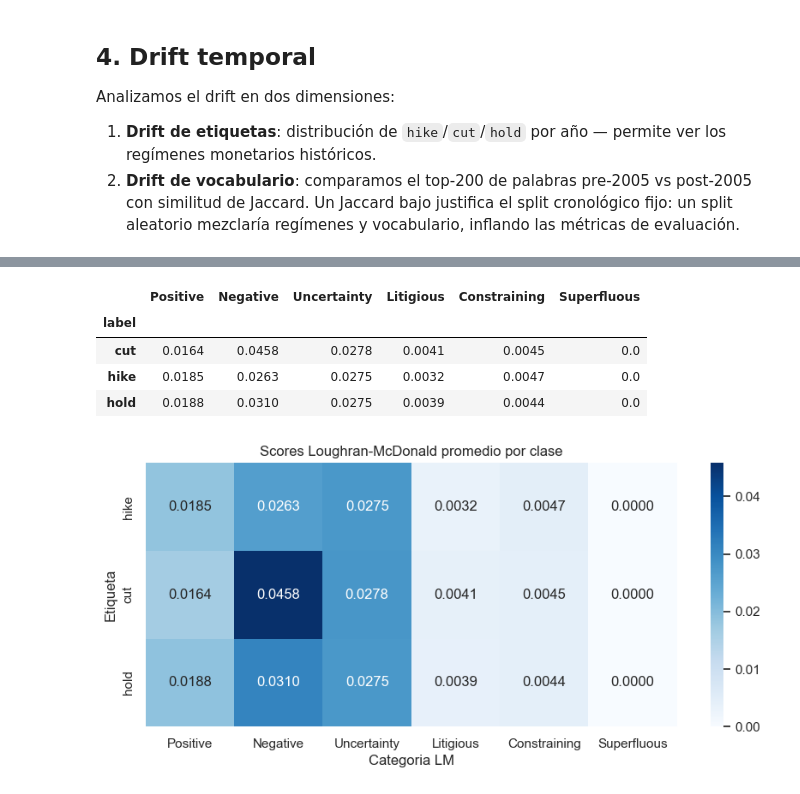
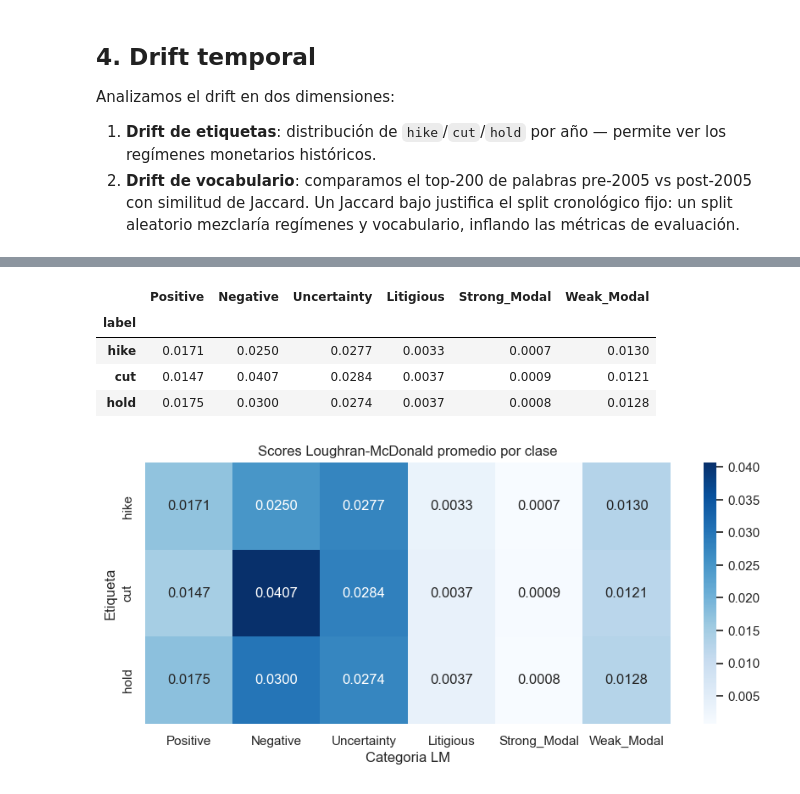
Before and after one commit to vruizitba/TP_NLP, a Jupyter notebook: notebooks/03_eda.ipynb, the cells around one changed output, grey strips where cells are left out. Saved outputs shown, nothing was run; the diff lists cells and outputs as text; code cells hidden in the pictures.

Commit message:
eat(data): extend corpus to 2025 + fix label alignment; rerun EDA/Exp1/Exp2)

```diff
--- a/notebooks/03_eda.ipynb
+++ b/notebooks/03_eda.ipynb
@@ -338,45 +305,33 @@ Palabras en el lexicon: 86553
 # %%
-if not LM_AVAILABLE:
-    print('Lexicon LM no disponible — omitiendo analisis. Ver instrucciones en celda anterior.')
-else:
-    LM_CATEGORIES = ['Positive', 'Negative', 'Uncertainty', 'Litigious', 'Constraining', 'Superfluous']
+# 6 categorías del spec (mismas que el Exp 2). Filtro `> 0`: en el Master Dictionary el valor de
+# cada columna es el año en que la palabra entró a la categoría; un valor negativo = eliminada.
+LM_CATEGORIES = ['Positive', 'Negative', 'Uncertainty', 'Litigious', 'Strong_Modal', 'Weak_Modal']
+lm_sets = {cat: set(lm_df.loc[lm_df[cat] > 0, 'Word'].dropna().str.lower()) for cat in LM_CATEGORIES}
 
-    word_col = 'Word' if 'Word' in lm_df.columns else lm_df.columns[0]
-    lm_sets = {}
-    for cat in LM_CATEGORIES:
-        col_match = [c for c in lm_df.columns if cat.lower() in c.lower()]
-        if col_match:
-            lm_sets[cat] = set(lm_df.loc[lm_df[col_match[0]] != 0, word_col].str.lower())
-        else:
-            lm_sets[cat] = set()
-            print(f'Advertencia: categoria {cat} no encontrada.')
+print('Tamaño de cada conjunto LM (palabras vigentes):')
+for cat, words in lm_sets.items():
+    print(f'  {cat:13s}: {len(words):>5} palabras')
 
-    print('Tamano de cada conjunto LM:')
-    for cat, words in lm_sets.items():
-        print(f'  {cat:15s}: {len(words)} palabras')
+def lm_score(text, word_set):
+    tokens = str(text).split()
+    if not tokens:
+        return 0.0
+    return sum(1 for t in tokens if t in word_set) / len(tokens)
 
-    def lm_score(text, word_set):
-        tokens = str(text).split()
-        if not tokens:
-            return 0.0
-        return sum(1 for t in tokens if t in word_set) / len(tokens)
+lm_cols = [f'lm_{c.lower()}' for c in LM_CATEGORIES]
+for cat, col in zip(LM_CATEGORIES, lm_cols):
+    df[col] = df['text'].apply(lambda t, s=lm_sets[cat]: lm_score(t, s))
 
-    for cat in LM_CATEGORIES:
-        col = f'lm_{cat.lower()}'
-        df[col] = df['text'].apply(lambda t, s=lm_sets[cat]: lm_score(t, s))
+scores_label = df.groupby('label')[lm_cols].mean()
+scores_label.columns = LM_CATEGORIES
+print('\nScore LM promedio por clase:')
+display(scores_label.loc[LABEL_ORDER].round(4))
 
-    lm_cols = [f'lm_{c.lower()}' for c in LM_CATEGORIES]
-
-    scores_label = df.groupby('label')[lm_cols].mean()
-    scores_label.columns = LM_CATEGORIES
-    print('\nScore LM promedio por clase:')
-    display(scores_label.round(4))
-
-    fig, ax = plt.subplots(figsize=(10, 4))
-    sns.heatmap(scores_label.loc[LABEL_ORDER], annot=True, fmt='.4f', cmap='Blues', ax=ax)
-    ax.set_title('Scores Loughran-McDonald promedio por clase')
-    ax.set_xlabel('Categoria LM')
-    ax.set_ylabel('Etiqueta')
-    save_fig('03_lm_scores_per_class.png')
-    plt.show()
+fig, ax = plt.subplots(figsize=(10, 4))
+sns.heatmap(scores_label.loc[LABEL_ORDER], annot=True, fmt='.4f', cmap='Blues', ax=ax)
+ax.set_title('Scores Loughran-McDonald promedio por clase')
+ax.set_xlabel('Categoria LM')
+ax.set_ylabel('Etiqueta')
+save_fig('03_lm_scores_per_class.png')
+plt.show()
 # %% [output]
@@ -391,11 +345,11 @@ Tamano de cada conjunto LM:
 
 Score LM promedio por clase:
-|  | Positive | Negative | Uncertainty | Litigious | Constraining | Superfluous |
+|  | Positive | Negative | Uncertainty | Litigious | Strong_Modal | Weak_Modal |
 | label |  |  |  |  |  |  |
-| cut | 0.0164 | 0.0458 | 0.0278 | 0.0041 | 0.0045 | 0.0 |
-| hike | 0.0185 | 0.0263 | 0.0275 | 0.0032 | 0.0047 | 0.0 |
-| hold | 0.0188 | 0.0310 | 0.0275 | 0.0039 | 0.0044 | 0.0 |
+| hike | 0.0171 | 0.0250 | 0.0277 | 0.0033 | 0.0007 | 0.0130 |
+| cut | 0.0147 | 0.0407 | 0.0284 | 0.0037 | 0.0009 | 0.0121 |
+| hold | 0.0175 | 0.0300 | 0.0274 | 0.0037 | 0.0008 | 0.0128 |
-[figure, old version]
+[figure, new version]
 # %%
 if not LM_AVAILABLE:
     print('Lexicon LM no disponible — omitiendo analisis por epoca.')
```
Also changed, not shown: parts of 11 cells of this notebook, 21 other files.
